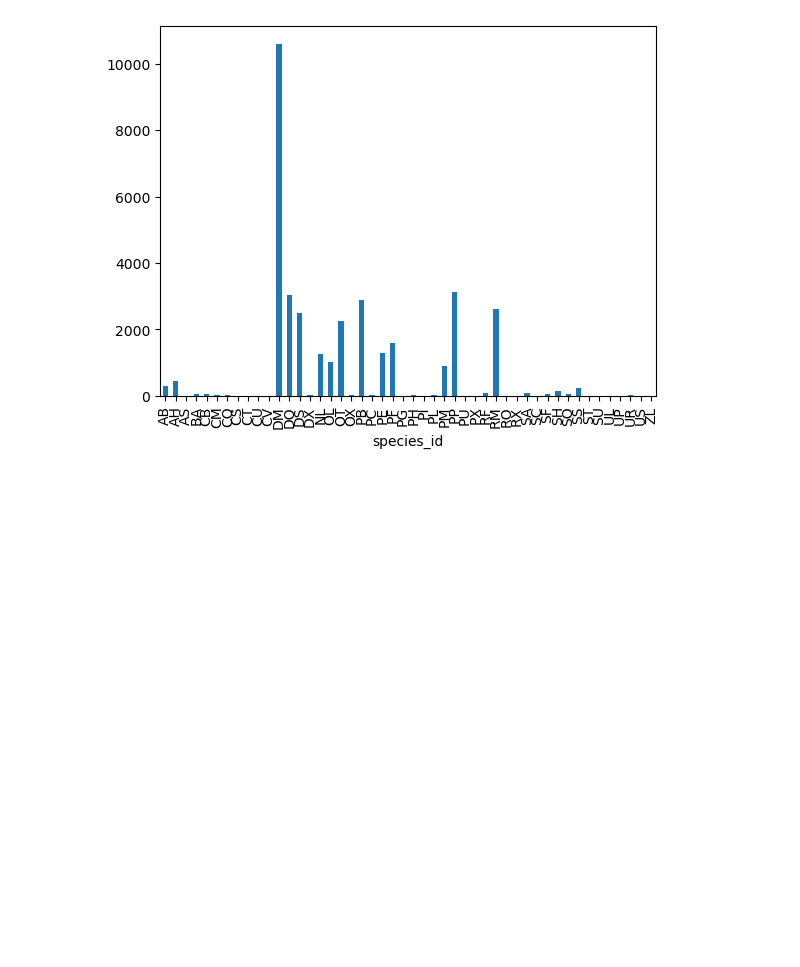
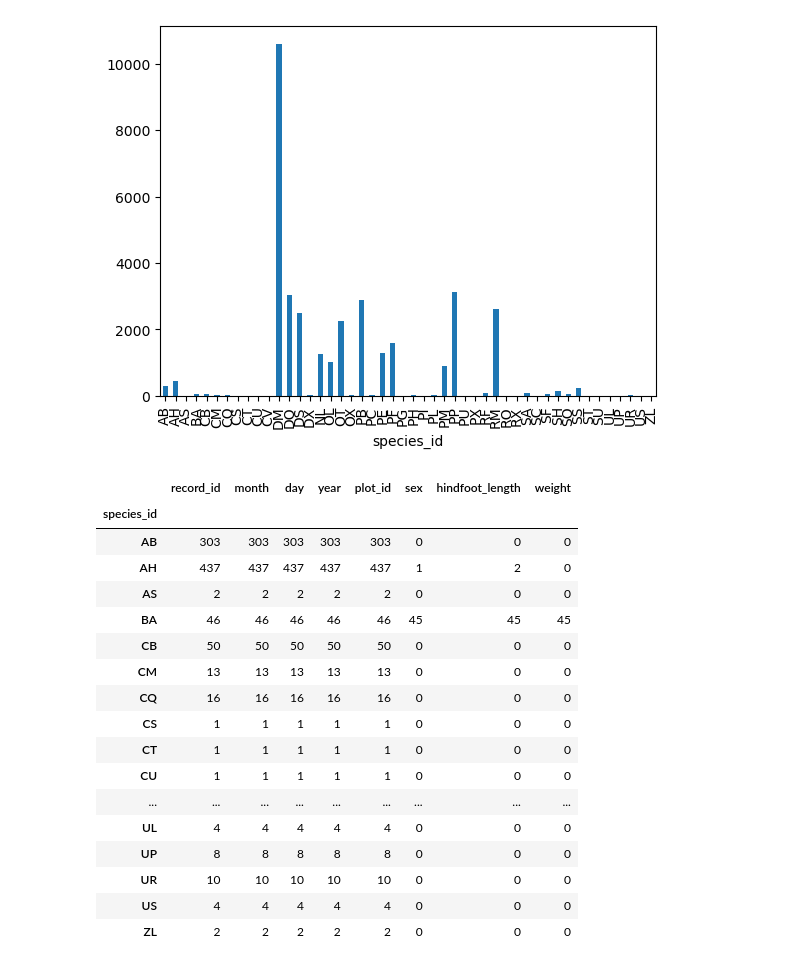
Before and after one commit to ubvu/2023-05-30-python, a Jupyter notebook: notebooks/starting_with_data.ipynb, the cells around one changed output. Drawn from its saved outputs; the diff is of its cells as text; code cells hidden in the pictures; blank space fills up the shorter version.

```diff
--- a/notebooks/starting_with_data.ipynb
+++ b/notebooks/starting_with_data.ipynb
@@ -136,3 +136,24 @@ species_counts.plot(kind='bar')
 # %% [output]
 <Axes: xlabel='species_id'>
 [figure]
+# %%
+surveys_df.groupby('species_id').count()
+# %% [output]
+|  | record_id | month | day | year | plot_id | sex | hindfoot_length | weight |
+| species_id |  |  |  |  |  |  |  |  |
+| AB | 303 | 303 | 303 | 303 | 303 | 0 | 0 | 0 |
+| AH | 437 | 437 | 437 | 437 | 437 | 1 | 2 | 0 |
+| AS | 2 | 2 | 2 | 2 | 2 | 0 | 0 | 0 |
+| BA | 46 | 46 | 46 | 46 | 46 | 45 | 45 | 45 |
+| CB | 50 | 50 | 50 | 50 | 50 | 0 | 0 | 0 |
+| CM | 13 | 13 | 13 | 13 | 13 | 0 | 0 | 0 |
+| CQ | 16 | 16 | 16 | 16 | 16 | 0 | 0 | 0 |
+| CS | 1 | 1 | 1 | 1 | 1 | 0 | 0 | 0 |
+| CT | 1 | 1 | 1 | 1 | 1 | 0 | 0 | 0 |
+| CU | 1 | 1 | 1 | 1 | 1 | 0 | 0 | 0 |
+| ... | ... | ... | ... | ... | ... | ... | ... | ... |
+| UL | 4 | 4 | 4 | 4 | 4 | 0 | 0 | 0 |
+| UP | 8 | 8 | 8 | 8 | 8 | 0 | 0 | 0 |
+| UR | 10 | 10 | 10 | 10 | 10 | 0 | 0 | 0 |
+| US | 4 | 4 | 4 | 4 | 4 | 0 | 0 | 0 |
+| ZL | 2 | 2 | 2 | 2 | 2 | 0 | 0 | 0 |
```
